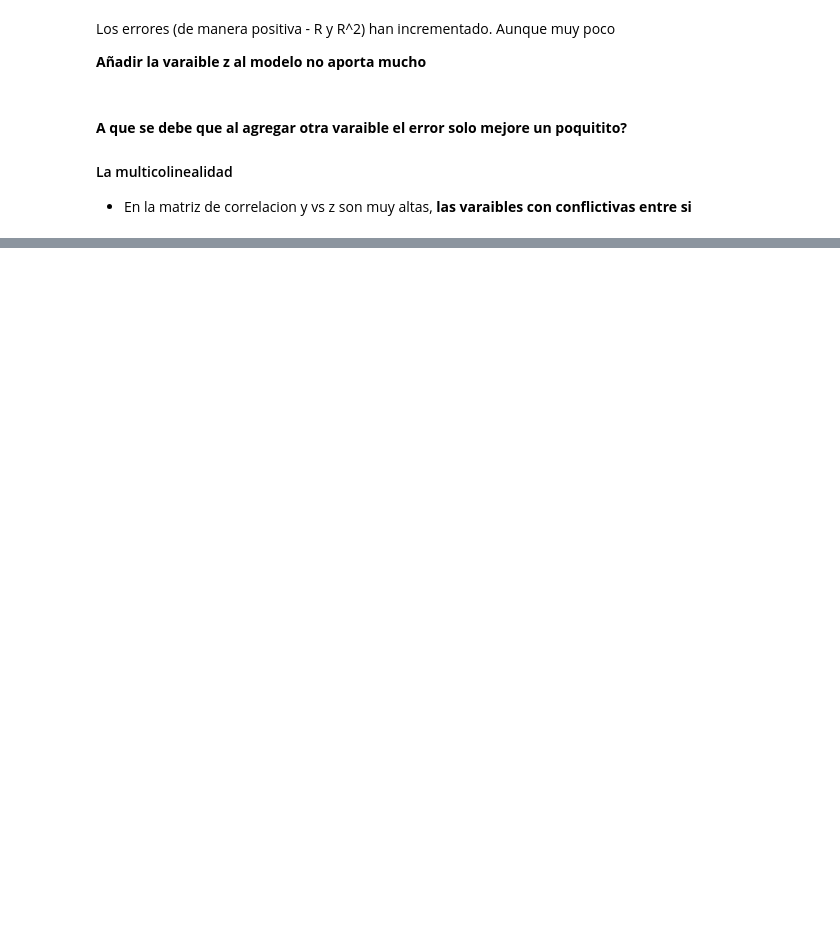
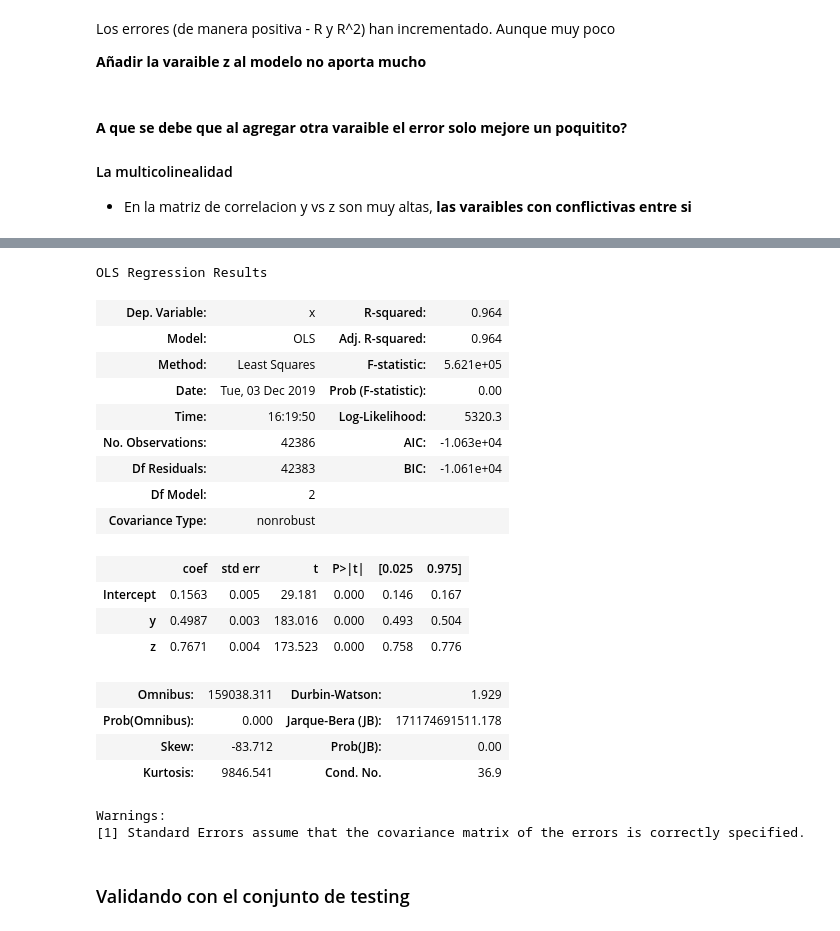
Before and after one commit to luisbenitez02/MachineLearningExamples, a Jupyter notebook: notebooks/01-SimpleLinearRegression-Diamonds.ipynb, the cells around one changed output, grey strips where cells are left out. Drawn from its saved outputs; the diff is of its cells as text; code cells hidden in the pictures; blank space fills up the shorter version.

```diff
--- a/notebooks/01-SimpleLinearRegression-Diamonds.ipynb
+++ b/notebooks/01-SimpleLinearRegression-Diamonds.ipynb
@@ -426,0 +444,4 @@ Se calcula para todas y cada una de las variables predictoras
+# %%
+check = (a<0.8)
+training = data_set[check] #me quedo con el 80% de los datos
+testing = data_set[~check]#lo que NO es check
@@ -426,0 +452,28 @@ Se calcula para todas y cada una de las variables predictoras
+# %%
+import statsmodels.formula.api as smf
+lm = smf.ols(formula="x~y+z", data=training).fit() #realizo entrenamiento de prediccion con conjunto de testing
+# %%
+lm.summary()#datos de la regresion
+# %% [output]
+OLS Regression Results
+| Dep. Variable: | x | R-squared: | 0.964 |
+| Model: | OLS | Adj. R-squared: | 0.964 |
+| Method: | Least Squares | F-statistic: | 5.621e+05 |
+| Date: | Tue, 03 Dec 2019 | Prob (F-statistic): | 0.00 |
+| Time: | 16:19:50 | Log-Likelihood: | 5320.3 |
+| No. Observations: | 42386 | AIC: | -1.063e+04 |
+| Df Residuals: | 42383 | BIC: | -1.061e+04 |
+| Df Model: | 2 |  |  |
+| Covariance Type: | nonrobust |  |  |
+|  | coef | std err | t | P>|t| | [0.025 | 0.975] |
+| Intercept | 0.1563 | 0.005 | 29.181 | 0.000 | 0.146 | 0.167 |
+| y | 0.4987 | 0.003 | 183.016 | 0.000 | 0.493 | 0.504 |
+| z | 0.7671 | 0.004 | 173.523 | 0.000 | 0.758 | 0.776 |
+| Omnibus: | 159038.311 | Durbin-Watson: | 1.929 |
+| Prob(Omnibus): | 0.000 | Jarque-Bera (JB): | 171174691511.178 |
+| Skew: | -83.712 | Prob(JB): | 0.00 |
+| Kurtosis: | 9846.541 | Cond. No. | 36.9 |
+Warnings:
+[1] Standard Errors assume that the covariance matrix of the errors is correctly specified.
+# %% [markdown]
+### Validando con el conjunto de testing
```
Also changed, not shown: parts of 14 cells of this notebook.
